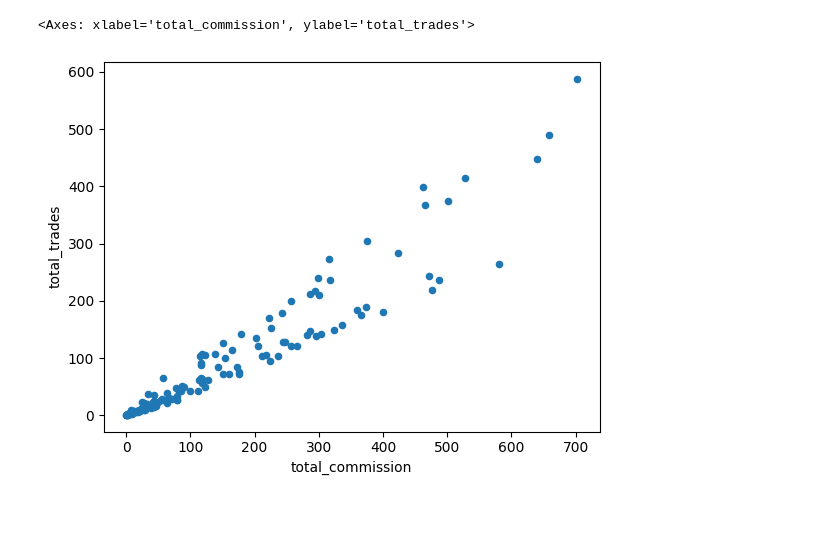
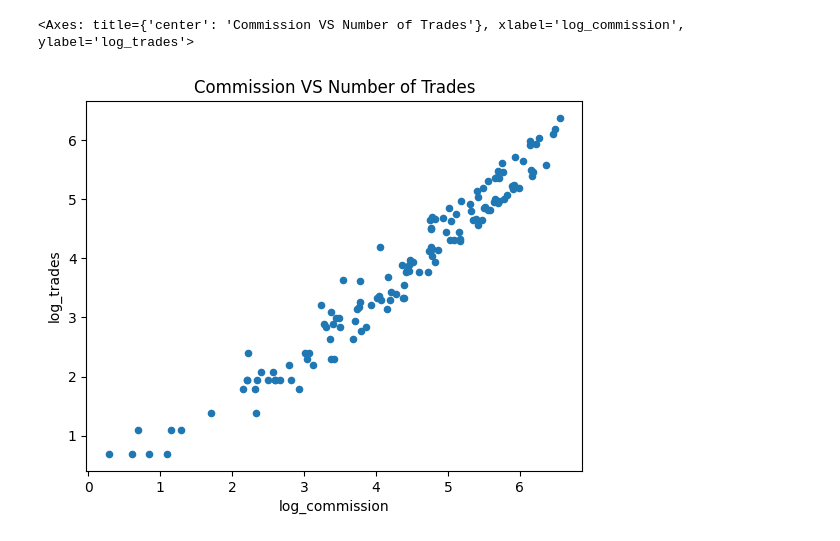
Before and after one commit to flausinoscience/FinancialAnalysis, a Jupyter notebook: notebooks/customers/corr_analysis.ipynb, the cells around one changed output. Drawn from its saved outputs; the diff is of its cells as text; code cells hidden in the pictures; blank space fills up the shorter version.

```diff
--- a/notebooks/customers/corr_analysis.ipynb
+++ b/notebooks/customers/corr_analysis.ipynb
@@ -67,0 +117,2 @@ df.corr(method='spearman')
+# %%
+df = df.dropna()
@@ -67,0 +218,4 @@ df.corr(method='spearman')
+# %%
+df['log_commission'] = np.log1p(df['total_commission'])
+df['log_trades'] = np.log1p(df['total_trades'])
+df['log_aum'] = np.log1p(df['aum'])
@@ -68,5 +238,5 @@ df.corr(method='spearman')
 # %%
-df.plot(kind='scatter', x='total_commission', y='total_trades')
+df.plot(kind='scatter', x='log_commission', y='log_trades', title='Commission VS Number of Trades')
 # %% [output]
-<Axes: xlabel='total_commission', ylabel='total_trades'>
+<Axes: title={'center': 'Commission VS Number of Trades'}, xlabel='log_commission', ylabel='log_trades'>
-[figure, old version]
+[figure, new version]
```
Also changed, not shown: parts of 31 cells of this notebook.
